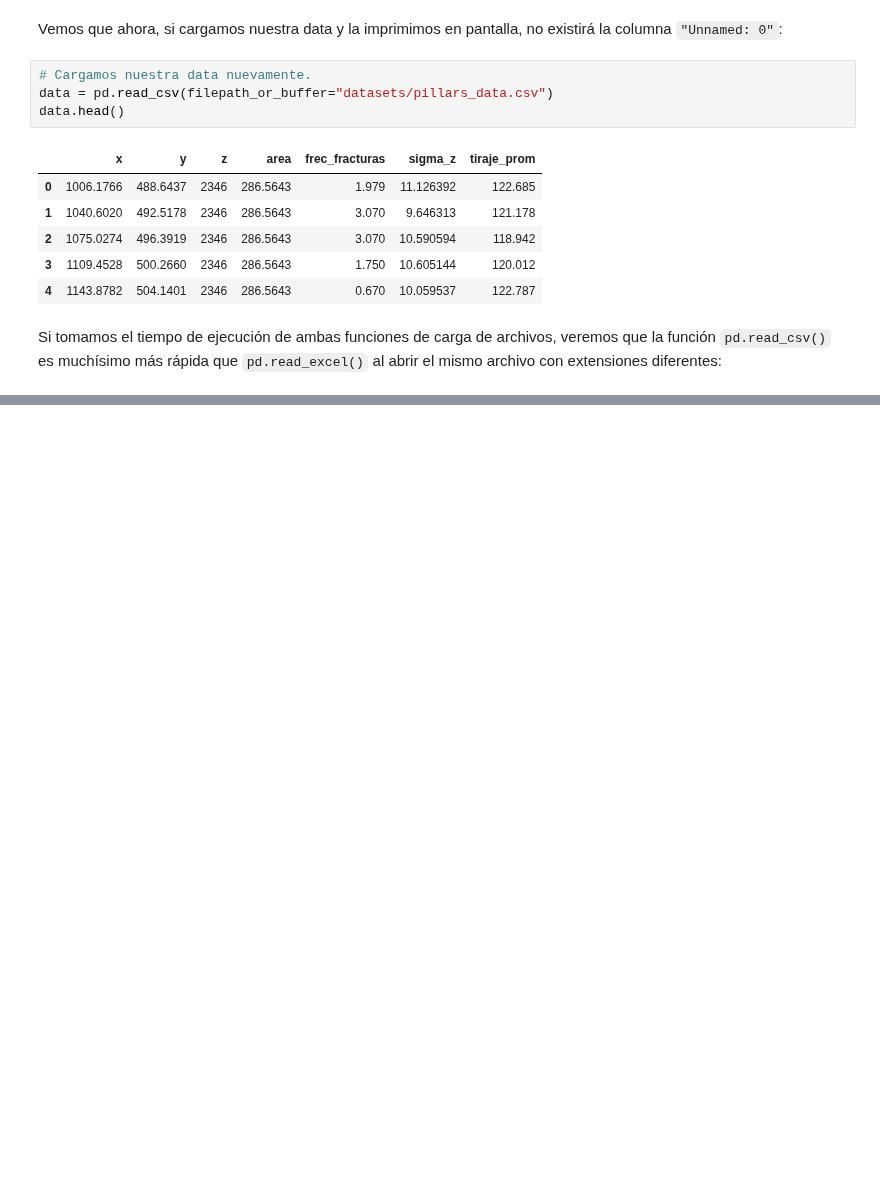
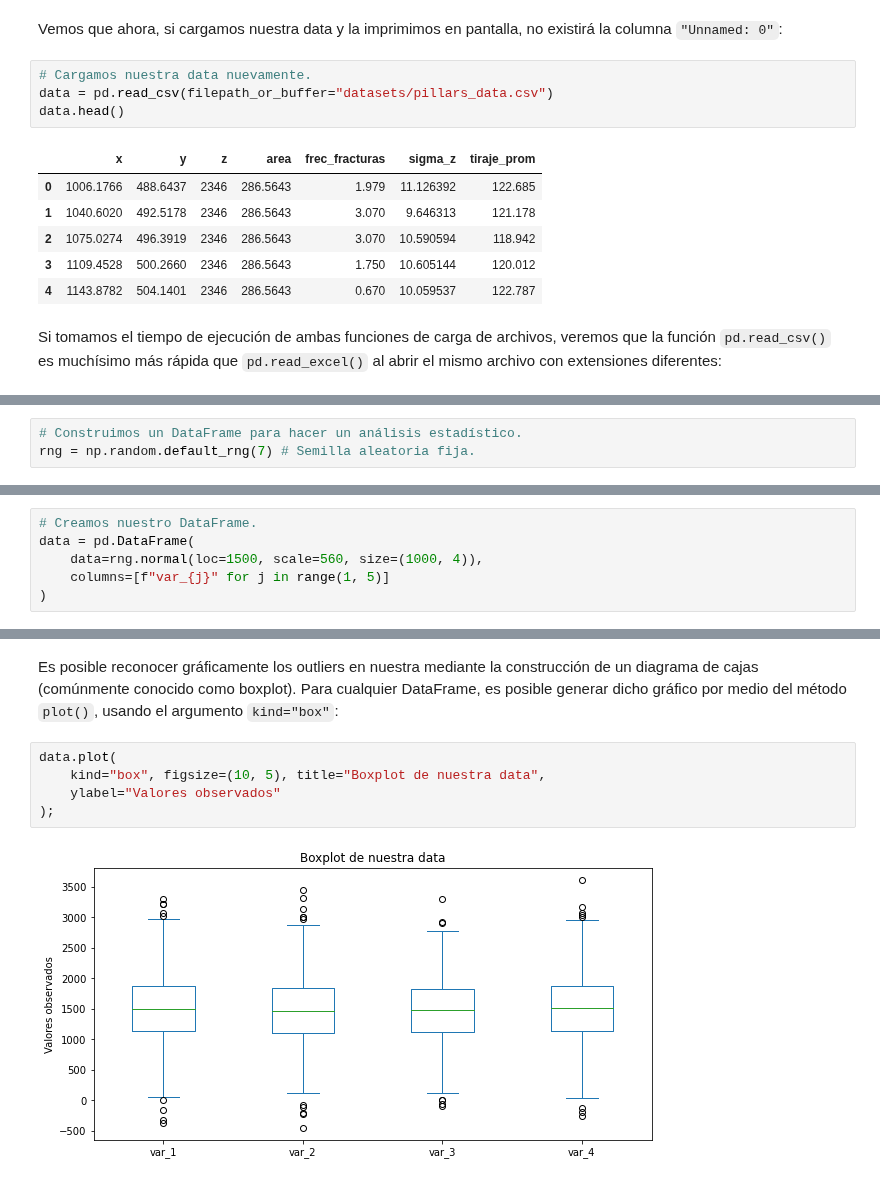
Before and after one commit to rquezadac/udd_data_analytics_lectures, a Jupyter notebook: seccion_02_pandas/clase_2_2.ipynb, the cells around one changed output, grey strips where cells are left out. Drawn from its saved outputs; the diff is of its cells as text; blank space fills up the shorter version.

```diff
--- a/seccion_02_pandas/clase_2_2.ipynb
+++ b/seccion_02_pandas/clase_2_2.ipynb
@@ -105,0 +797,3 @@ Los ejes que definen la geometría de un arreglo se ilustran en el siguiente blo
+# %%
+# Construimos un DataFrame para hacer un análisis estadístico.
+rng = np.random.default_rng(7) # Semilla aleatoria fija.
@@ -105,0 +878,6 @@ Los ejes que definen la geometría de un arreglo se ilustran en el siguiente blo
+# %%
+# Creamos nuestro DataFrame.
+data = pd.DataFrame(
+    data=rng.normal(loc=1500, scale=560, size=(1000, 4)),
+    columns=[f"var_{j}" for j in range(1, 5)]
+)
@@ -105,0 +893,9 @@ Los ejes que definen la geometría de un arreglo se ilustran en el siguiente blo
+# %% [markdown]
+Es posible reconocer gráficamente los outliers en nuestra mediante la construcción de un diagrama de cajas (comúnmente conocido como boxplot). Para cualquier DataFrame, es posible generar dicho gráfico por medio del método `plot()`, usando el argumento `kind="box"`:
+# %%
+data.plot(
+    kind="box", figsize=(10, 5), title="Boxplot de nuestra data",
+    ylabel="Valores observados"
+);
+# %% [output]
+[figure, added]
```
Also changed, not shown: parts of 121 cells of this notebook.
